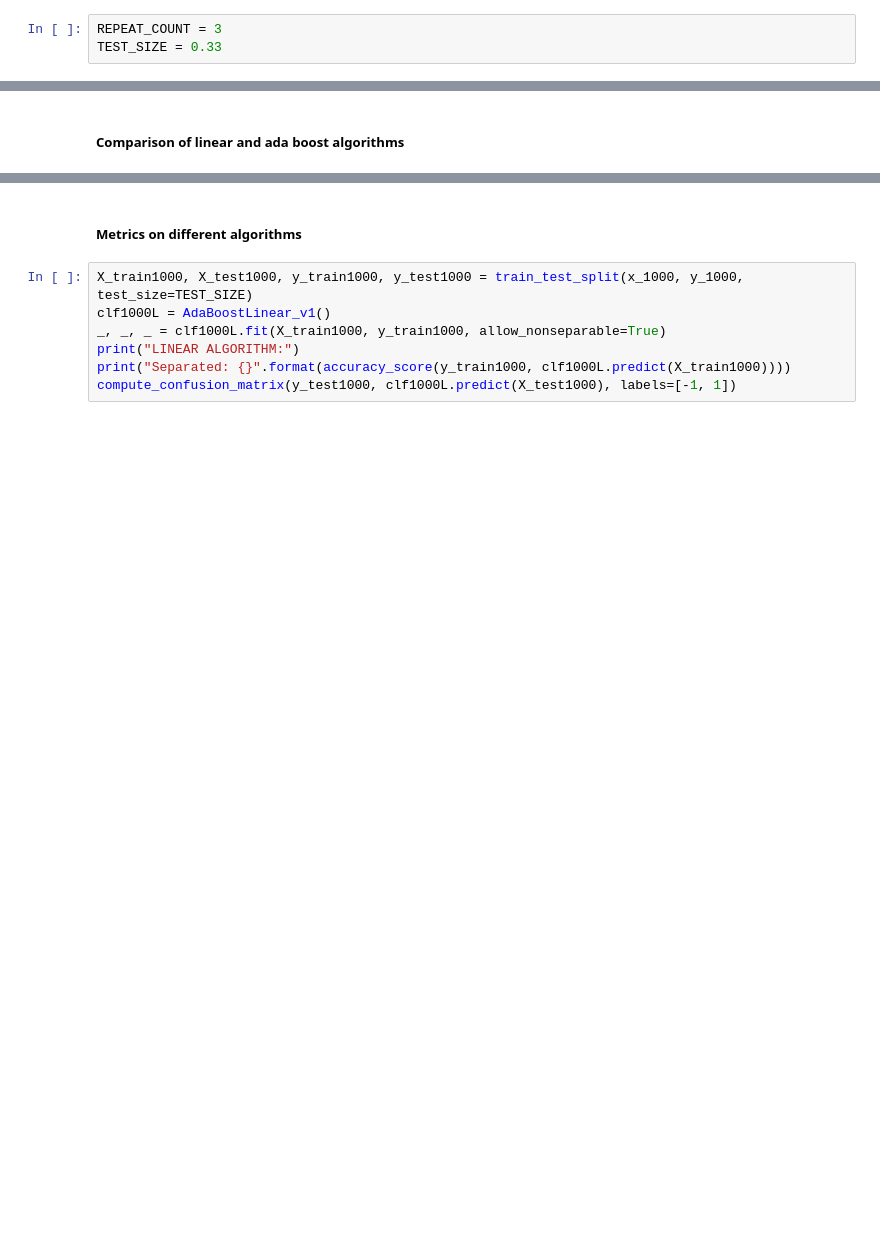
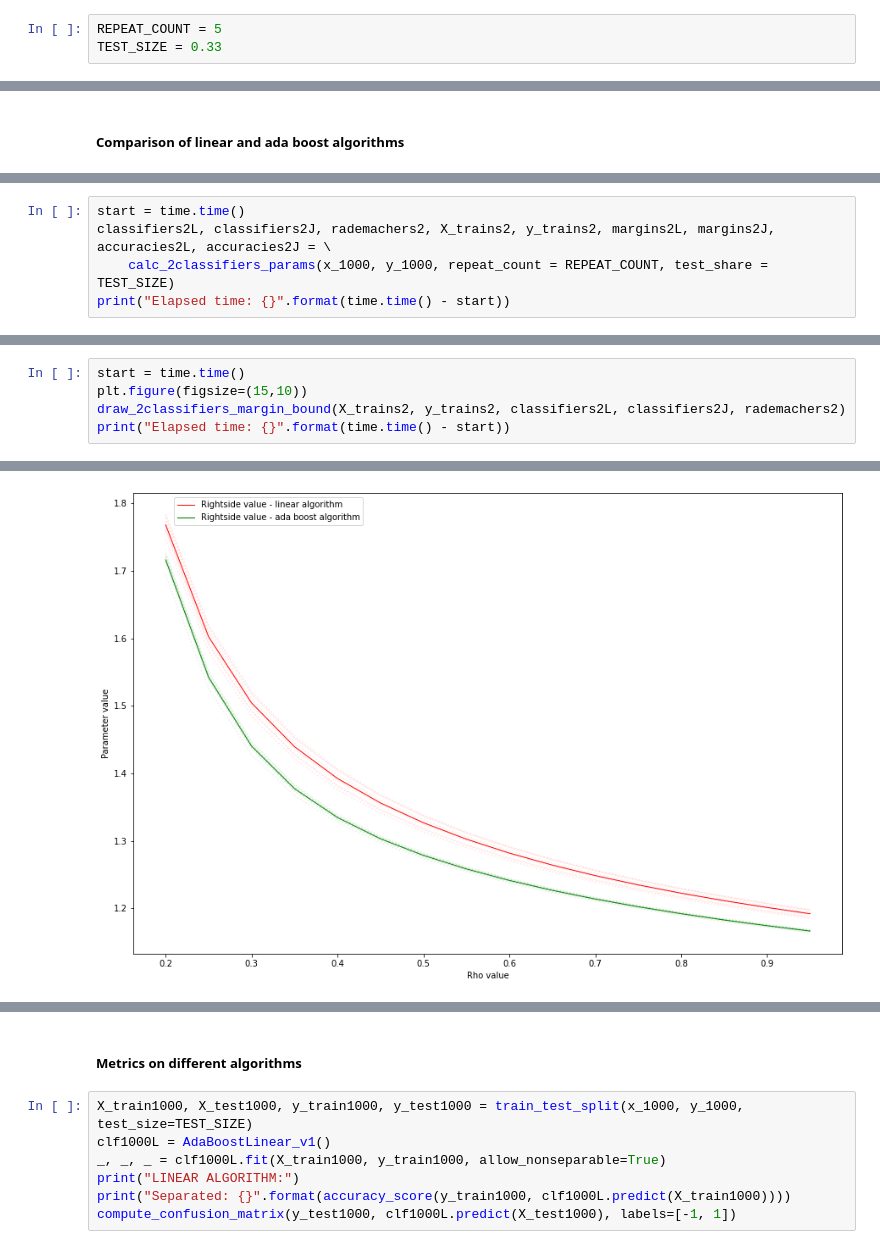
Before and after one commit to vkmbox/Ml-hse-final, a Jupyter notebook: ada-boost-implementations/code-python/notebooks/ClassifiersOnDifferentDatasets_draft.ipynb, the cells around one changed output, grey strips where cells are left out. Saved outputs shown, nothing was run; the diff lists cells and outputs as text; blank space fills up the shorter version.

```diff
--- a/ada-boost-implementations/code-python/notebooks/ClassifiersOnDifferentDatasets_draft.ipynb
+++ b/ada-boost-implementations/code-python/notebooks/ClassifiersOnDifferentDatasets_draft.ipynb
@@ -81,5 +153,5 @@ def get_predicts_java_v1(X_train, X_test, y_train, y_test):
 # %%
-REPEAT_COUNT = 3
+REPEAT_COUNT = 5
 TEST_SIZE = 0.33
 # %% [markdown]
 ### Simple separable dataset, 6 rows 4 features
@@ -269,0 +362,5 @@ print("Ada boost classifier, {} experiments. Avg. margin on train set: {:1.10f},
+# %%
+start = time.time()
+classifiers2L, classifiers2J, rademachers2, X_trains2, y_trains2, margins2L, margins2J, accuracies2L, accuracies2J = \
+    calc_2classifiers_params(x_1000, y_1000, repeat_count = REPEAT_COUNT, test_share = TEST_SIZE)
+print("Elapsed time: {}".format(time.time() - start))
@@ -269,0 +370,6 @@ print("Ada boost classifier, {} experiments. Avg. margin on train set: {:1.10f},
+# %%
+start = time.time()
+plt.figure(figsize=(15,10))
+draw_2classifiers_margin_bound(X_trains2, y_trains2, classifiers2L, classifiers2J, rademachers2)
+print("Elapsed time: {}".format(time.time() - start))
+# %% [output]
@@ -269,0 +377 @@ print("Ada boost classifier, {} experiments. Avg. margin on train set: {:1.10f},
+[figure, added]
```
Also changed, not shown: parts of 49 cells of this notebook, 7 other files.
